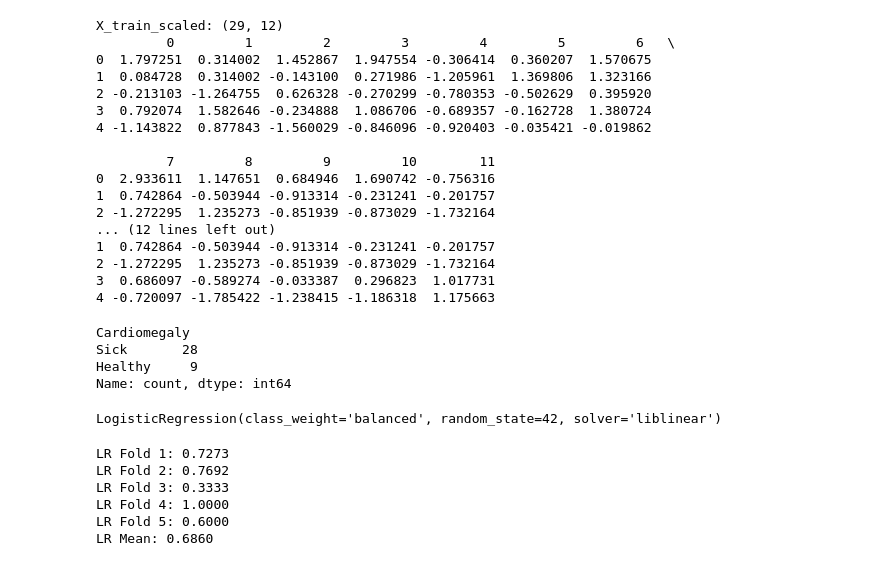
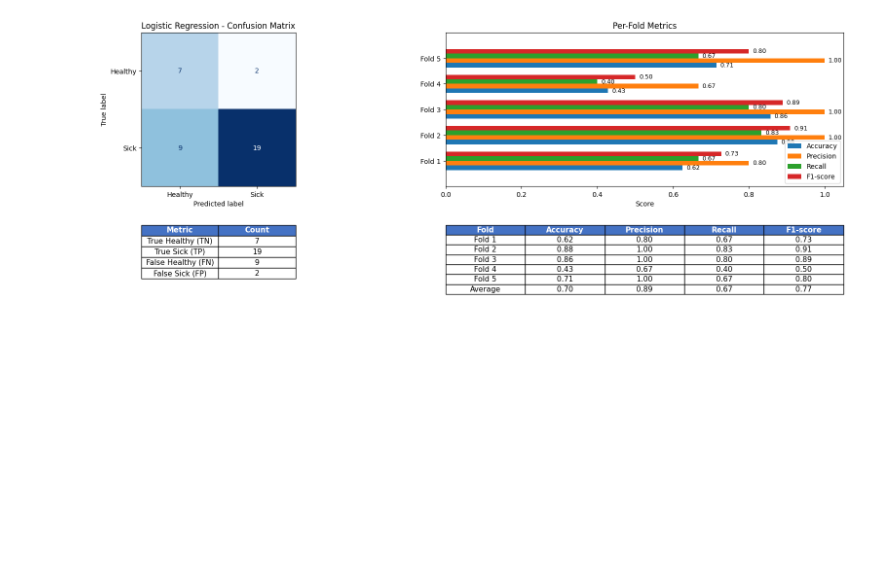
Before and after one commit to JakubRduch/AI_MED_Recruitment, a Jupyter notebook: Solution/heart_classification.ipynb, the cells around one changed output. Cells and saved outputs as stored; diff of their text form; code cells hidden in the pictures; blank space fills up the shorter version.

Commit message:
Added ML evaluation model.
Added evaluation display system for each machine learning method and fixed a few lines in the previously written code.

```diff
--- a/Solution/heart_classification.ipynb
+++ b/Solution/heart_classification.ipynb
@@ -24,44 +27,14 @@ X_train, X_test, y_train, y_test = train_test_split(
 # %%
+# ============
+# DATA SCALING
+# ============
 scaler = StandardScaler()
 
-X = X.replace(',', '.', regex=True)               #<<<
-X = X.astype(float)                               #<<<    DO NOT DELETE. This is needed for cross-validation
-X_scaled = scaler.fit_transform(X)                #<<<
+X = X.replace(',', '.', regex=True).astype(float)
+X_scaled = scaler.fit_transform(X)
 
-X_train = X_train.replace(',', '.', regex=True)
-X_train = X_train.astype(float)
-X_train_scaled = scaler.fit_transform(X_train)    #Fit scaler on training data and scale it
+X_train = X_train.replace(',', '.', regex=True).astype(float)
+X_train_scaled = scaler.fit_transform(X_train)
 
-X_test = X_test.replace(',', '.', regex=True)
-X_test = X_test.astype(float)
-X_test_scaled = scaler.transform(X_test)          #In this case not, only scaling, I guess
+X_test = X_test.replace(',', '.', regex=True).astype(float)
+X_test_scaled = scaler.transform(X_test)
-# %%
-print("X_train_scaled:", X_train_scaled.shape)
-print(pd.DataFrame(X_train_scaled).head())
-print("X_test_scaled:", X_test_scaled.shape)
-print(pd.DataFrame(X_train_scaled).head())
-# %% [output]
-X_train_scaled: (29, 12)
-         0         1         2         3         4         5         6   \
-0  1.797251  0.314002  1.452867  1.947554 -0.306414  0.360207  1.570675
-1  0.084728  0.314002 -0.143100  0.271986 -1.205961  1.369806  1.323166
-2 -0.213103 -1.264755  0.626328 -0.270299 -0.780353 -0.502629  0.395920
-3  0.792074  1.582646 -0.234888  1.086706 -0.689357 -0.162728  1.380724
-4 -1.143822  0.877843 -1.560029 -0.846096 -0.920403 -0.035421 -0.019862
-
-         7         8         9         10        11
-0  2.933611  1.147651  0.684946  1.690742 -0.756316
-1  0.742864 -0.503944 -0.913314 -0.231241 -0.201757
-2 -1.272295  1.235273 -0.851939 -0.873029 -1.732164
-... (12 lines left out)
-1  0.742864 -0.503944 -0.913314 -0.231241 -0.201757
-2 -1.272295  1.235273 -0.851939 -0.873029 -1.732164
-3  0.686097 -0.589274 -0.033387  0.296823  1.017731
-4 -0.720097 -1.785422 -1.238415 -1.186318  1.175663
-# %%
-print(y.value_counts().rename(index={0: 'Healthy', 1: 'Sick'}))
-# %% [output]
-Cardiomegaly
-Sick       28
-Healthy     9
-Name: count, dtype: int64
@@ -68,25 +137,14 @@ Name: count, dtype: int64
 # %%
-lr = LogisticRegression(
-    solver='liblinear',
-    penalty='l2',
-    C=1.0,
-    class_weight='balanced',
-    random_state=42)            #Good to know that 42 is the inside joke
+# =================================================
+# LOGISTIC REGRESSION INITIALIZATION AND EVALUATION
+# =================================================
+lr = LogisticRegression(solver='liblinear',
+                        penalty='l2',
+                        C=1.0,
+                        class_weight='balanced',
+                        random_state=42)
 
-lr.fit(X_train_scaled, y_train)
+evaluate_model(lr, "Logistic Regression", X_scaled, y)
 # %% [output]
-LogisticRegression(class_weight='balanced', random_state=42, solver='liblinear')
+[figure, added]
-# %%
-lr_scores = cross_val_score(lr, X_scaled, y, cv=5, scoring='f1')
-for i, score in enumerate(lr_scores, 1):
-    print(f"LR Fold {i}: {score:.4f}")
-
-print(f"LR Mean: {lr_scores.mean():.4f}")
-# %% [output]
-LR Fold 1: 0.7273
-LR Fold 2: 0.7692
-LR Fold 3: 0.3333
-LR Fold 4: 1.0000
-LR Fold 5: 0.6000
-LR Mean: 0.6860
 # %%
```
Also changed, not shown: parts of 8 cells of this notebook.
